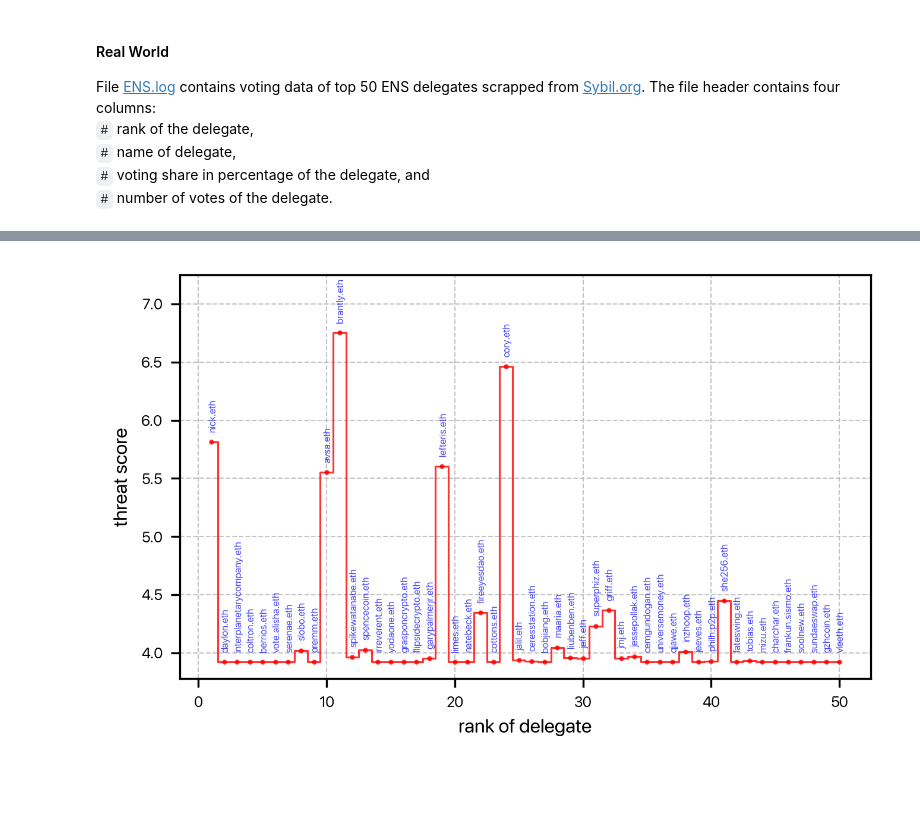
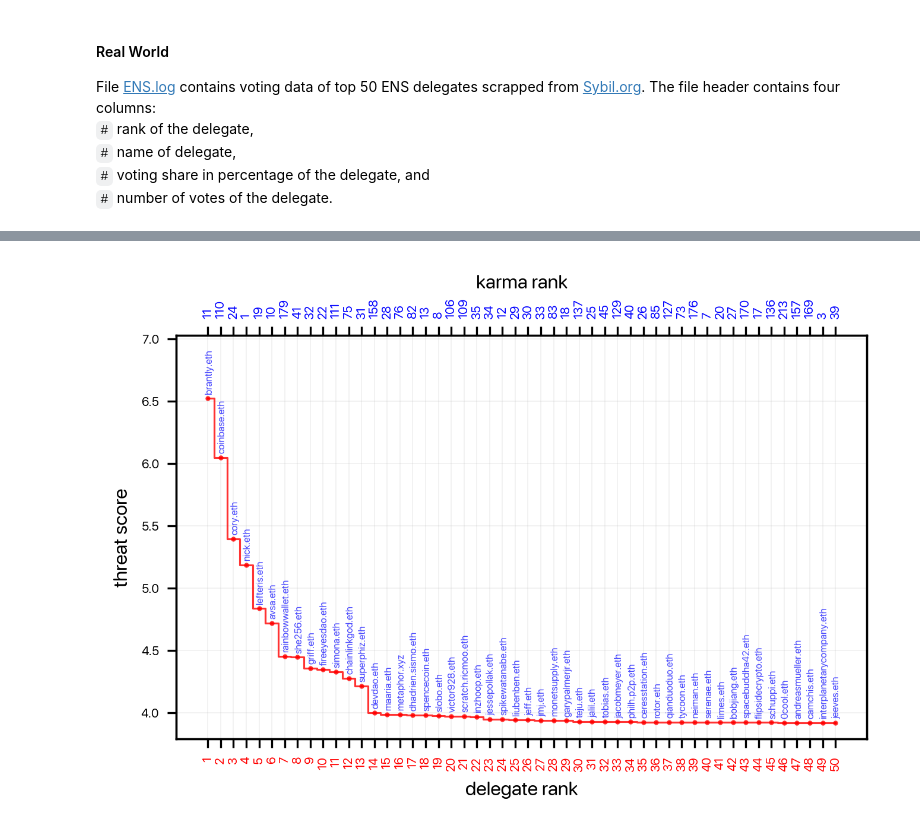
Before and after one commit to sshmatrix/dao-attacks, a Jupyter notebook: ENS/Scripts/ENS.ipynb, the cells around one changed output, grey strips where cells are left out. Saved outputs shown, nothing was run; the diff lists cells and outputs as text; code cells hidden in the pictures; blank space fills up the shorter version.

```diff
--- a/ENS/Scripts/ENS.ipynb
+++ b/ENS/Scripts/ENS.ipynb
@@ -214,21 +241,22 @@ for perps in [4,5,6,47,48,49,50]:
 50 1
 # %%
 #%config InlineBackend.figure_format = 'svg'
-fig, ax = plt.subplots(nrows=1, ncols=1, figsize=(5,3), dpi=300)
+fig, ax = plt.subplots(nrows=1,ncols=1,figsize=(5,3),dpi=300)
 plt.subplot(1, 1, 1)
 hostile = [sum(x) for x in zip(hostilities[0],hostilities[1],hostilities[2],hostilities[3],hostilities[4],hostilities[5],hostilities[6])]
-plt.plot(index, hostile, alpha = 0.8, color='r', linewidth=0.75, drawstyle='steps-mid', marker='.', markersize=2.0)
+plt.plot(rank, hostile, alpha = 0.8, color='r',linewidth=0.75,drawstyle='steps-mid',marker='.',markersize=2.0)
 plt.ylabel("threat score",fontproperties=font,fontsize=8)
-plt.xlabel("rank of delegate",fontproperties=font,fontsize=8)
-ax = gca(); ticks(ax,6);
-plt.grid(alpha=0.75,linestyle='--',linewidth=0.5); ax.autoscale(tight=False)
+plt.xlabel("delegate rank",fontproperties=font,fontsize=8)
+ax = gca(); ticks(ax,5); ax.set_xticks(rank); ax.set_xticklabels(rank,rotation=90,color='r');
+plt.grid(alpha=0.75,linestyle='-',linewidth=0.1); ax.autoscale(tight=False)
 ax.set_ylim(None, max(hostile) + 0.5)
-for x, y, k in zip(index, hostile, nameIn):
-    ax.annotate(str(k), (x - 0.25, y + 0.1), fontproperties=font,fontsize=4, rotation=90, color='b', alpha=0.7)
-
-#l1 = ax.legend(['number of colluders = 4', 'number of colluders = 5', 'number of colluders = 6', 'number of agreers = 47', 'number of agreers = 48', 'number of agreers = 49'], loc='upper right', ncol=1)
-#plt.setp(l1.texts, family='SF Pro', fontsize=6)
-#plt.savefig(cwd + "/../Images/JPEG/Fig.jpg", dpi=300)
+[ax.annotate(str(k), (x - 0.25, y + 0.05),rotation=90,color='b',alpha=0.7,fontproperties=font,fontsize=4) for x, y, k in zip(rank, hostile, name)];
+ax2 = ax.twiny(); ax2.set_xlim(ax.get_xlim())
+ax2.set_xticks(rank); ax2.set_xticklabels(karma,rotation=90,color='b'); ticks(ax2,5);
+ax2.set_xlabel("karma rank",fontproperties=font,fontsize=8);
+#l1 = ax.legend(['number of colluders = 4','number of colluders = 5','number of colluders = 6','number of agreers = 47','number of agreers = 48','number of agreers = 49'],loc='upper right',ncol=1)
+#plt.setp(l1.texts,family='SF Pro',fontsize=6)
+plt.savefig(cwd + "/../Images/JPEG/Fig.jpg", dpi=300)
 #delegates = []; hostilities = []; threats = []; attackers = []; analyses = [];
 # %% [output]
-[figure, old version]
+[figure, new version]
```
Also changed, not shown: parts of 3 cells of this notebook, 2 other files.
